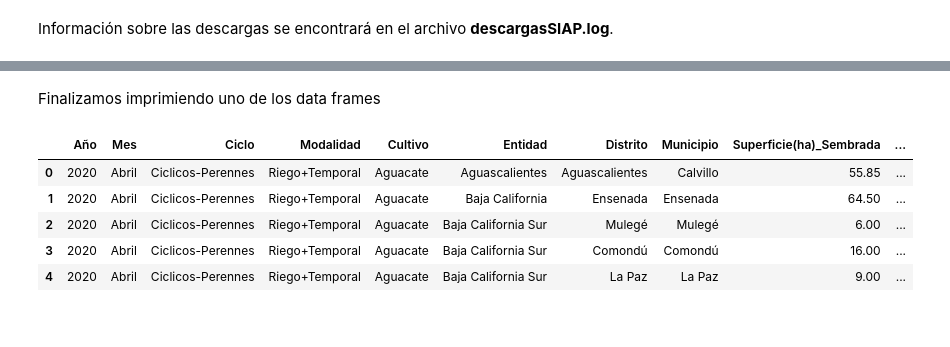
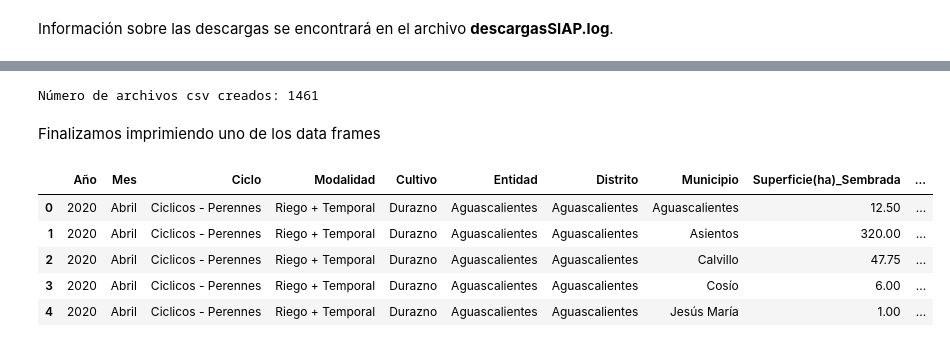
Before and after one commit to ProyectosMCD/RedBAMX, a Jupyter notebook: descarga/descarga_Datos_Avance_Siembras_Cosechas_SIAP.ipynb, the cells around one changed output, grey strips where cells are left out. Cells and saved outputs as stored; diff of their text form; code cells hidden in the pictures.

Commit message:
correcciones en decargar y limpieza, agregar primeros edas en SIAP

```diff
--- a/descarga/descarga_Datos_Avance_Siembras_Cosechas_SIAP.ipynb
+++ b/descarga/descarga_Datos_Avance_Siembras_Cosechas_SIAP.ipynb
@@ -390,15 +378,19 @@ Número de archivos csv creados: 180
+# %%
+print(f"Número de archivos csv creados: {df_number}")
+# %% [output]
+Número de archivos csv creados: 1461
 # %% [markdown]
 Finalizamos imprimiendo uno de los data frames
 # %%
-df_temp = pd.read_csv("datosSIAP/2020_Abril_Ciclicos-Perennes_Riego+Temporal_Aguacate.csv")
+df_temp = pd.read_csv("datosSIAP/2020_Abril_Ciclicos-Perennes_Riego+Temporal_Durazno.csv")
 df_temp.head()
 # %% [output]
 |  | Año | Mes | Ciclo | Modalidad | Cultivo | Entidad | Distrito | Municipio | Superficie(ha)_Sembrada | ... |
-| 0 | 2020 | Abril | Ciclicos-Perennes | Riego+Temporal | Aguacate | Aguascalientes | Aguascalientes | Calvillo | 55.85 | ... |
-| 1 | 2020 | Abril | Ciclicos-Perennes | Riego+Temporal | Aguacate | Baja California | Ensenada | Ensenada | 64.50 | ... |
-| 2 | 2020 | Abril | Ciclicos-Perennes | Riego+Temporal | Aguacate | Baja California Sur | Mulegé | Mulegé | 6.00 | ... |
-| 3 | 2020 | Abril | Ciclicos-Perennes | Riego+Temporal | Aguacate | Baja California Sur | Comondú | Comondú | 16.00 | ... |
-| 4 | 2020 | Abril | Ciclicos-Perennes | Riego+Temporal | Aguacate | Baja California Sur | La Paz | La Paz | 9.00 | ... |
+| 0 | 2020 | Abril | Ciclicos - Perennes | Riego + Temporal | Durazno | Aguascalientes | Aguascalientes | Aguascalientes | 12.50 | ... |
+| 1 | 2020 | Abril | Ciclicos - Perennes | Riego + Temporal | Durazno | Aguascalientes | Aguascalientes | Asientos | 320.00 | ... |
+| 2 | 2020 | Abril | Ciclicos - Perennes | Riego + Temporal | Durazno | Aguascalientes | Aguascalientes | Calvillo | 47.75 | ... |
+| 3 | 2020 | Abril | Ciclicos - Perennes | Riego + Temporal | Durazno | Aguascalientes | Aguascalientes | Cosío | 6.00 | ... |
+| 4 | 2020 | Abril | Ciclicos - Perennes | Riego + Temporal | Durazno | Aguascalientes | Aguascalientes | Jesús María | 1.00 | ... |
 # %%
 # Cerramos el sistema logging
 logging.shutdown()
```
Also changed, not shown: parts of 3 cells of this notebook, 3 other files.
